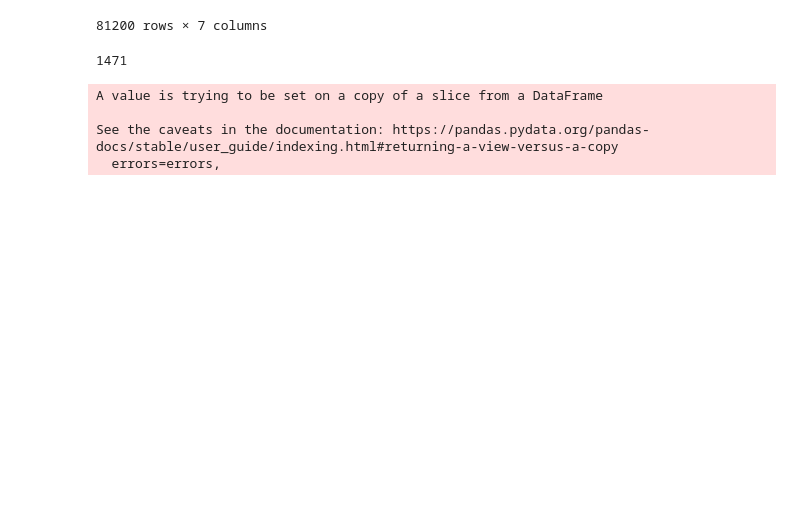
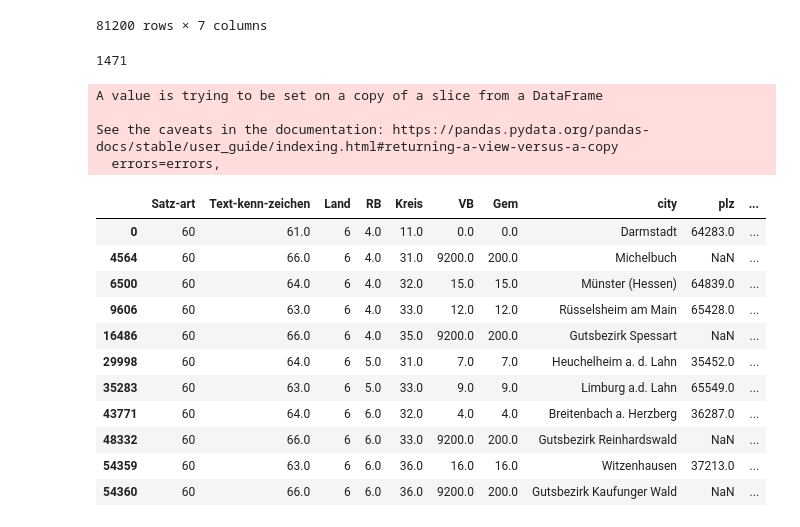
Before and after one commit to mariusgruenewald/pol_viol, a Jupyter notebook: scraping_hesse.ipynb, the cells around one changed output. Drawn from its saved outputs; the diff is of its cells as text; code cells hidden in the pictures; blank space fills up the shorter version.

```diff
--- a/scraping_hesse.ipynb
+++ b/scraping_hesse.ipynb
@@ -171,5 +171,20 @@ See the caveats in the documentation: https://pandas.pydata.org/pandas-docs/stab
 #theory = data[data['Land'] == 6]
 check = pd.merge(theory, data_hessen_3, on="city", how="left")
 missing = check[check["year"].isna()]
+# %%
+missing
+# %% [output]
+|  | Satz-art | Text-kenn-zeichen | Land | RB | Kreis | VB | Gem | city | plz | ... |
+| 0 | 60 | 61.0 | 6 | 4.0 | 11.0 | 0.0 | 0.0 | Darmstadt | 64283.0 | ... |
+| 4564 | 60 | 66.0 | 6 | 4.0 | 31.0 | 9200.0 | 200.0 | Michelbuch | NaN | ... |
+| 6500 | 60 | 64.0 | 6 | 4.0 | 32.0 | 15.0 | 15.0 | Münster (Hessen) | 64839.0 | ... |
+| 9606 | 60 | 63.0 | 6 | 4.0 | 33.0 | 12.0 | 12.0 | Rüsselsheim am Main | 65428.0 | ... |
+| 16486 | 60 | 66.0 | 6 | 4.0 | 35.0 | 9200.0 | 200.0 | Gutsbezirk Spessart | NaN | ... |
+| 29998 | 60 | 64.0 | 6 | 5.0 | 31.0 | 7.0 | 7.0 | Heuchelheim a. d. Lahn | 35452.0 | ... |
+| 35283 | 60 | 63.0 | 6 | 5.0 | 33.0 | 9.0 | 9.0 | Limburg a.d. Lahn | 65549.0 | ... |
+| 43771 | 60 | 64.0 | 6 | 6.0 | 32.0 | 4.0 | 4.0 | Breitenbach a. Herzberg | 36287.0 | ... |
+| 48332 | 60 | 66.0 | 6 | 6.0 | 33.0 | 9200.0 | 200.0 | Gutsbezirk Reinhardswald | NaN | ... |
+| 54359 | 60 | 63.0 | 6 | 6.0 | 36.0 | 16.0 | 16.0 | Witzenhausen | 37213.0 | ... |
+| 54360 | 60 | 66.0 | 6 | 6.0 | 36.0 | 9200.0 | 200.0 | Gutsbezirk Kaufunger Wald | NaN | ... |
 # %%
 # export
```
Also changed, not shown: parts of 1 cell of this notebook, 2 other files.
